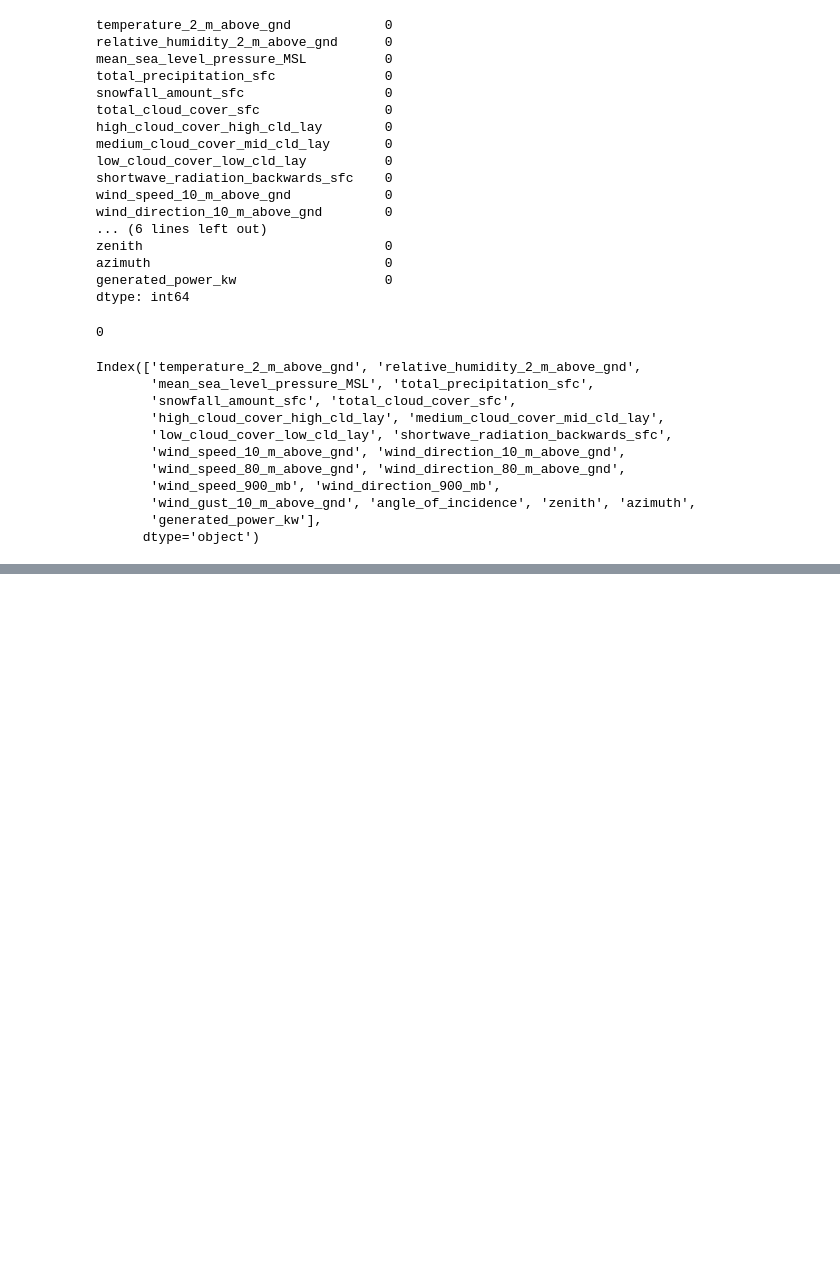
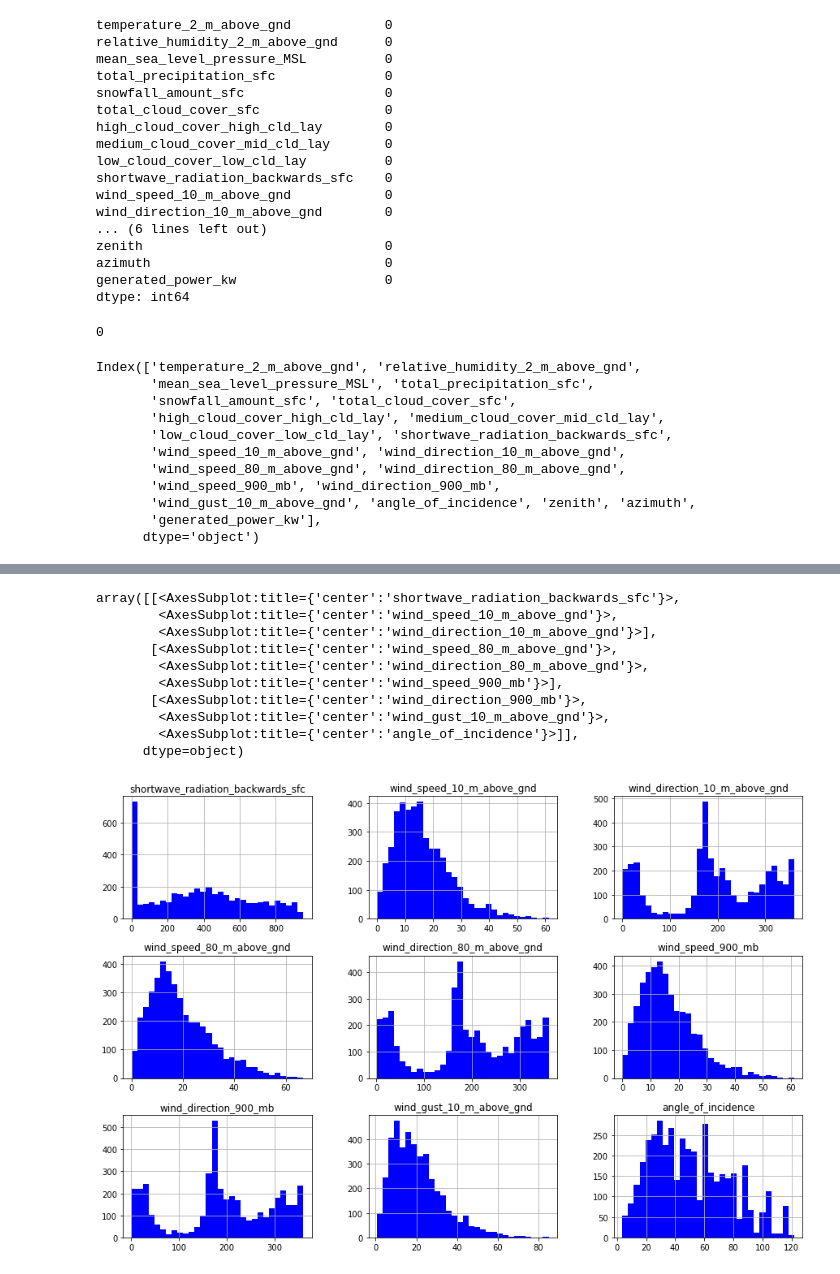
Before and after one commit to tejuvidiyala/week1, a Jupyter notebook: solarpower.ipynb, the cells around one changed output, grey strips where cells are left out. Cells and saved outputs as stored; diff of their text form; code cells hidden in the pictures; blank space fills up the shorter version.

```diff
--- a/solarpower.ipynb
+++ b/solarpower.ipynb
@@ -126,0 +133,14 @@ plt.show()
+# %%
+df[df.columns[9:18]].hist(figsize=(15,10), bins=30, color='blue')
+# %% [output]
+array([[<AxesSubplot:title={'center':'shortwave_radiation_backwards_sfc'}>,
+        <AxesSubplot:title={'center':'wind_speed_10_m_above_gnd'}>,
+        <AxesSubplot:title={'center':'wind_direction_10_m_above_gnd'}>],
+       [<AxesSubplot:title={'center':'wind_speed_80_m_above_gnd'}>,
+        <AxesSubplot:title={'center':'wind_direction_80_m_above_gnd'}>,
+        <AxesSubplot:title={'center':'wind_speed_900_mb'}>],
+       [<AxesSubplot:title={'center':'wind_direction_900_mb'}>,
+        <AxesSubplot:title={'center':'wind_gust_10_m_above_gnd'}>,
+        <AxesSubplot:title={'center':'angle_of_incidence'}>]],
+      dtype=object)
+[figure, added]
```
Also changed, not shown: parts of 10 cells of this notebook.
